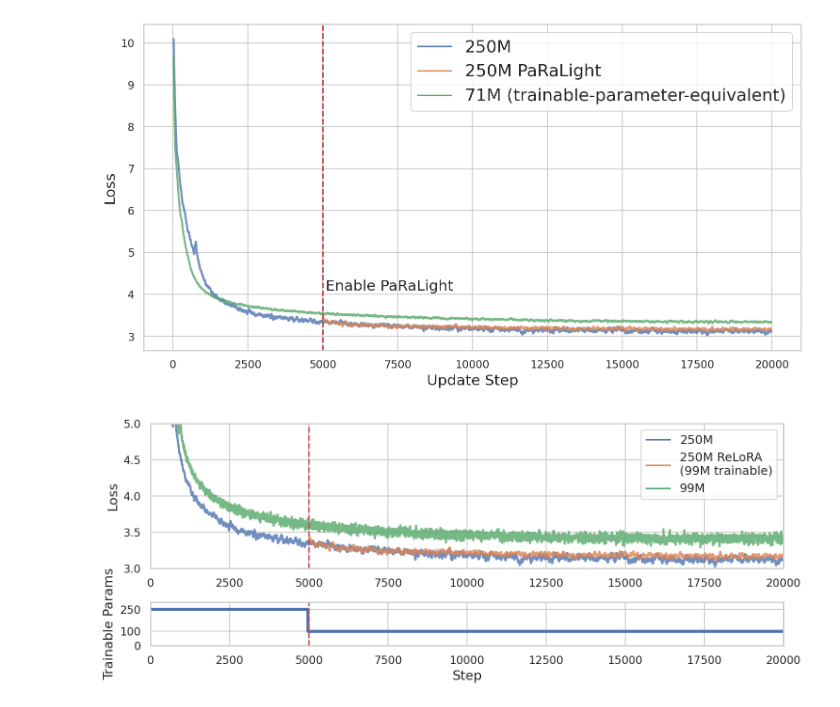
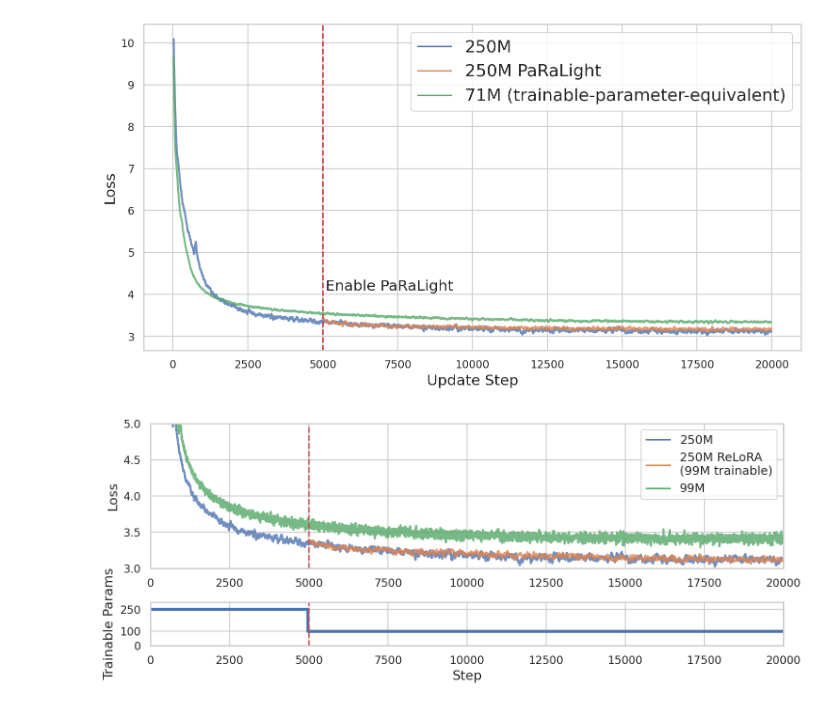
Before and after one commit to Guitaricet/relora, a Jupyter notebook: notebooks/07_plotting.ipynb, the cells around one changed output. Drawn from its saved outputs; the diff is of its cells as text; code cells hidden in the pictures.

Commit message:
update plots

```diff
--- a/notebooks/07_plotting.ipynb
+++ b/notebooks/07_plotting.ipynb
@@ -158,6 +187,7 @@ plt.show()
 # %%
 data.columns
 # %%
+# https://wandb.ai/guitaricet/peft_pretraining/reports/Paper-figures--Vmlldzo0Mzg4Mzc3/edit
 import seaborn as sns
 import matplotlib.pyplot as plt
 import pandas as pd
@@ -166,7 +196,7 @@ import matplotlib.gridspec as gridspec
 # Setting the overall aesthetics.
 sns.set_theme(style="whitegrid")
 
-data = pd.read_csv("../experimental_data/250M_losses.csv")
+data = pd.read_csv("../experimental_data/250M_losses_v1.2.csv")
 window = 50  # set the window size that suits your data
 data_smooth = data.rolling(window).mean()
 
@@ -175,7 +205,7 @@ data_smooth2 = data.rolling(10).mean()
 x = data_smooth["update_step"]
 
 # pleasant-puddle-358 true configs/llama_250m.json
-y_250M_lora = data_smooth["pleasant-puddle-358 - loss"]
+y_250M_lora = data_smooth["likely-wave-442 - loss"]
 y_250M_full = data_smooth["grateful-wildflower-277 - loss"]
 y_71M_full = data_smooth["volcanic-sun-327 - loss"]
 y_99M_full = data_smooth2["silvery-paper-370 - loss"]
@@ -214,31 +244,31 @@ ax1.axvline(x=5000, color='r', linestyle='--')  # add vertical line at 5K
 # remove x-label
 ax1.set_xlabel('')
 
 # Plot the trainable parameters
 # ax2.plot(df["Step"], ([250] * 5000) + ([None] * (df.shape[0] - 500), color="b", label='250M Parameters')
 # ax2.plot(df["Step"], ([None] * 5000) + [98] * (df.shape[0] - 5000), color="black", label='98M Parameters (PaRaLight)')
 # ax2.plot(df["Step"], [71] * df.shape[0], color="black", label='71M Parameters')
 ax2.plot(df["Step"], ([250] * 5000) + [98] * (df.shape[0] - 5000), label='98M Parameters (PaRaLight)',
          linewidth=3)
 ax2.axvline(x=5000, color='r', linestyle='--')  # add vertical line at 5K
 # add ticks
 ax2.set_yticks([0, 100, 250])
 
 # Setting the labels for trainable parameters plot
 ax2.set_xlabel('Step', fontsize=13)
 ax2.set_ylabel('Trainable Params', fontsize=13)
 ax2.set_ylim([0, 300])  # limit y-axis
 
 # Set the fontsize and location of the legend
 # ax2.legend(fontsize='x-large', title_fontsize='40', loc='upper right', bbox_to_anchor=(1, 0.95))
 
 ax1.set_xlim([0, 20000])
 ax2.set_xlim([0, 20000])
 
 plt.tight_layout()  # Adjust layout to ensure non-overlapping
 plt.show
 
 # save pdf
 fig.savefig('250M_loss.pdf', bbox_inches='tight')
 # %% [output]
-[figure, old version]
+[figure, new version]
```
Also changed, not shown: parts of 3 cells of this notebook.
